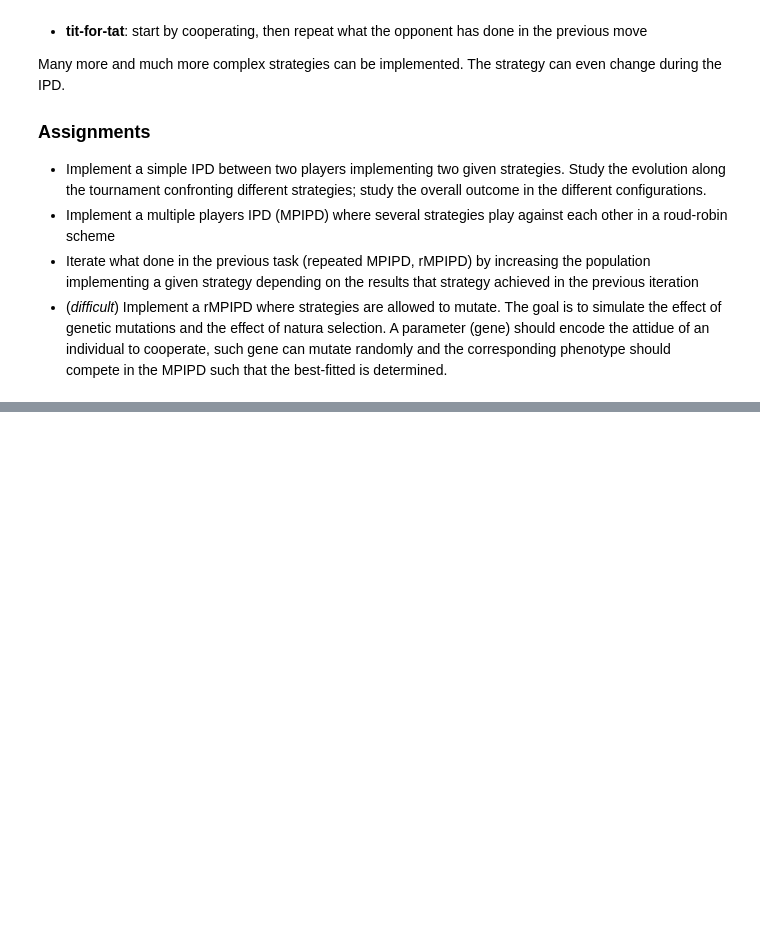
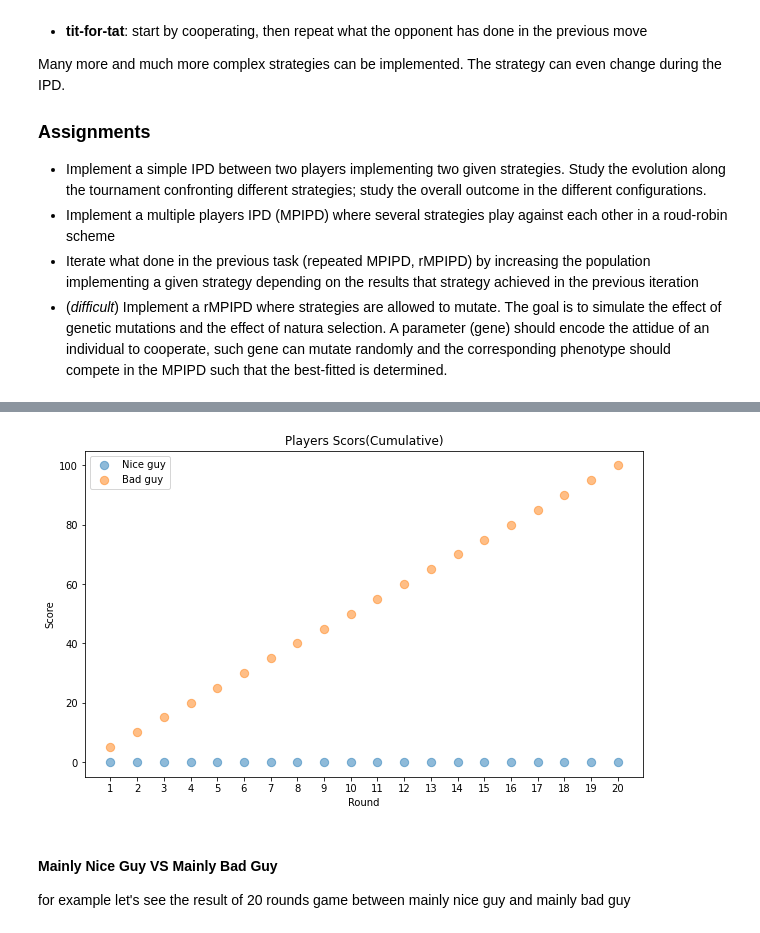
Before and after one commit to cpthooman/Iterative-Prisoner-s-Dilemma, a Jupyter notebook: Project.ipynb, the cells around one changed output, grey strips where cells are left out. Saved outputs shown, nothing was run; the diff lists cells and outputs as text; code cells hidden in the pictures; blank space fills up the shorter version.

```diff
--- a/Project.ipynb
+++ b/Project.ipynb
@@ -61,0 +66,9 @@ Many more and much more complex strategies can be implemented. The strategy can
+# %%
+# Importing all necessary modules
+import numpy as np
+import matplotlib.pyplot as plt
+from itertools import combinations
+
+# Set the Payoff matrix
+M = np.array([[3, 0],
+              [5, 2]])
@@ -61,0 +385,19 @@ Many more and much more complex strategies can be implemented. The strategy can
+# %%
+plt.figure(figsize=(10, 6))
+plt.scatter(x=time_evolution, y=np.cumsum(play_result['rewards_player_Nice_guy']),
+            s=70, marker='o', alpha=0.5, label='Nice guy')
+plt.scatter(x=time_evolution, y=np.cumsum(play_result['rewards_player_Bad_guy']),
+            s=70, marker='o', alpha=0.5, label='Bad guy')
+
+plt.title('Players Scors(Cumulative)')
+plt.legend()
+
+plt.xlabel('Round')
+plt.ylabel('Score')
+plt.xticks(time_evolution)
+plt.show()
+# %% [output]
+[figure, added]
+# %% [markdown]
+#### Mainly Nice Guy VS Mainly Bad Guy
+for example let's see the result of 20 rounds game between mainly nice guy and mainly bad guy
```
Also changed, not shown: parts of 48 cells of this notebook.
